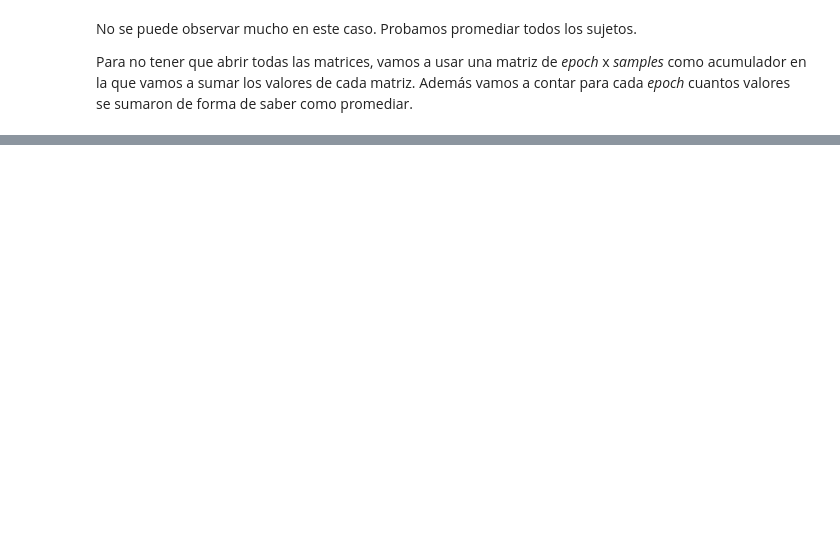
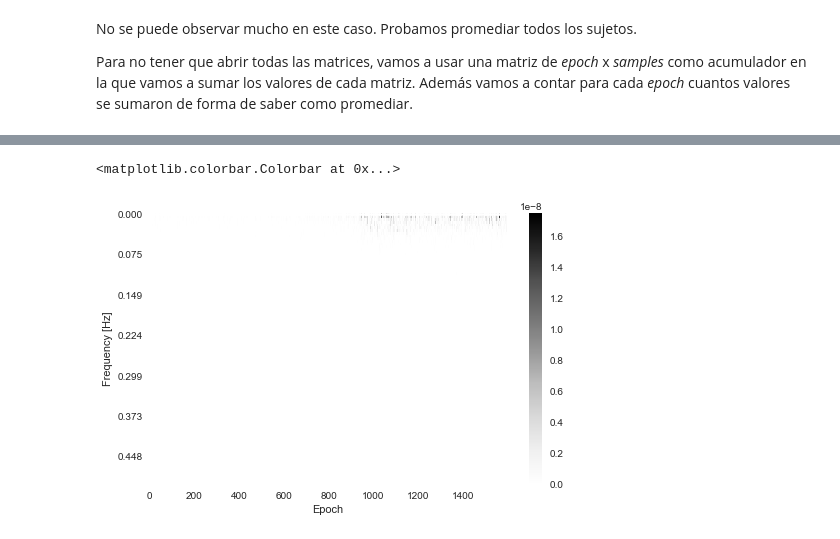
Before and after one commit to m2march/ciencia_datos, a Jupyter notebook: tp2/tp2.ipynb, the cells around one changed output, grey strips where cells are left out. Saved outputs shown, nothing was run; the diff lists cells and outputs as text; code cells hidden in the pictures; blank space fills up the shorter version.

```diff
--- a/tp2/tp2.ipynb
+++ b/tp2/tp2.ipynb
@@ -220,0 +209,14 @@ xlim(0, 47)
+# %%
+f, Pxx = scs.welch(promedio_gral)
+# %%
+plt.figure(figsize=(8, 5))
+imshow(Pxx.T, aspect='auto')
+tick_select = range(0, len(f), 15)
+tick_labels = ['{:.3f}'.format(x) for x in f[tick_select]]
+yticks(tick_select, tick_labels)
+xlabel('Epoch')
+ylabel('Frequency [Hz]')
+colorbar()
+# %% [output]
+<matplotlib.colorbar.Colorbar at 0x...>
+[figure, added]
```
Also changed, not shown: parts of 136 cells of this notebook.
